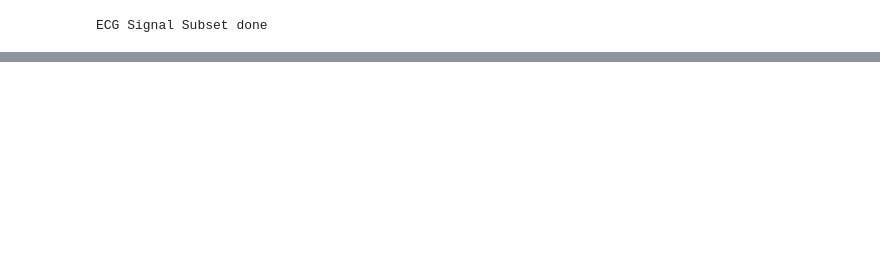
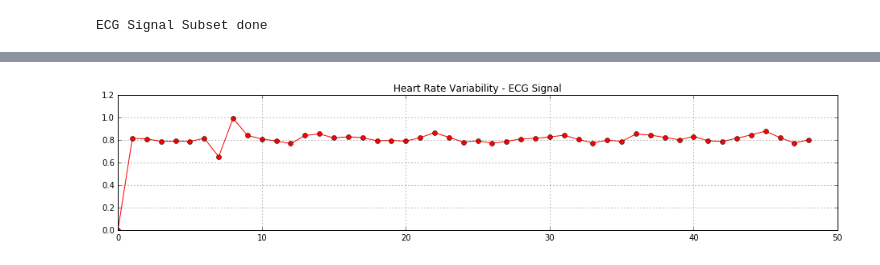
Before and after one commit to honorforlee/python-RR-detection, a Jupyter notebook: rr-detection.ipynb, the cells around one changed output, grey strips where cells are left out. Saved outputs shown, nothing was run; the diff lists cells and outputs as text; code cells hidden in the pictures; blank space fills up the shorter version.

```diff
--- a/rr-detection.ipynb
+++ b/rr-detection.ipynb
@@ -140,0 +233,13 @@ displayEcgSignal2(t,fEcgSignal,"SGolay Filter Output - ECG Signal")
+# %%
+peaksList = np.array(peaks)
+plt.figure(figsize = (16,3))
+xPoints = np.arange(0,peaksList.shape[0])
+hrv = np.insert(np.diff(t[peaksList]),0,0);
+
+plt.title("Heart Rate Variability - ECG Signal")
+plt.plot(xPoints,hrv,'ro-')
+plt.ylim(0,1.2)
+plt.grid()
+plt.show()
+# %% [output]
+[figure, added]
```
Also changed, not shown: parts of 11 cells of this notebook, 54 other files.
